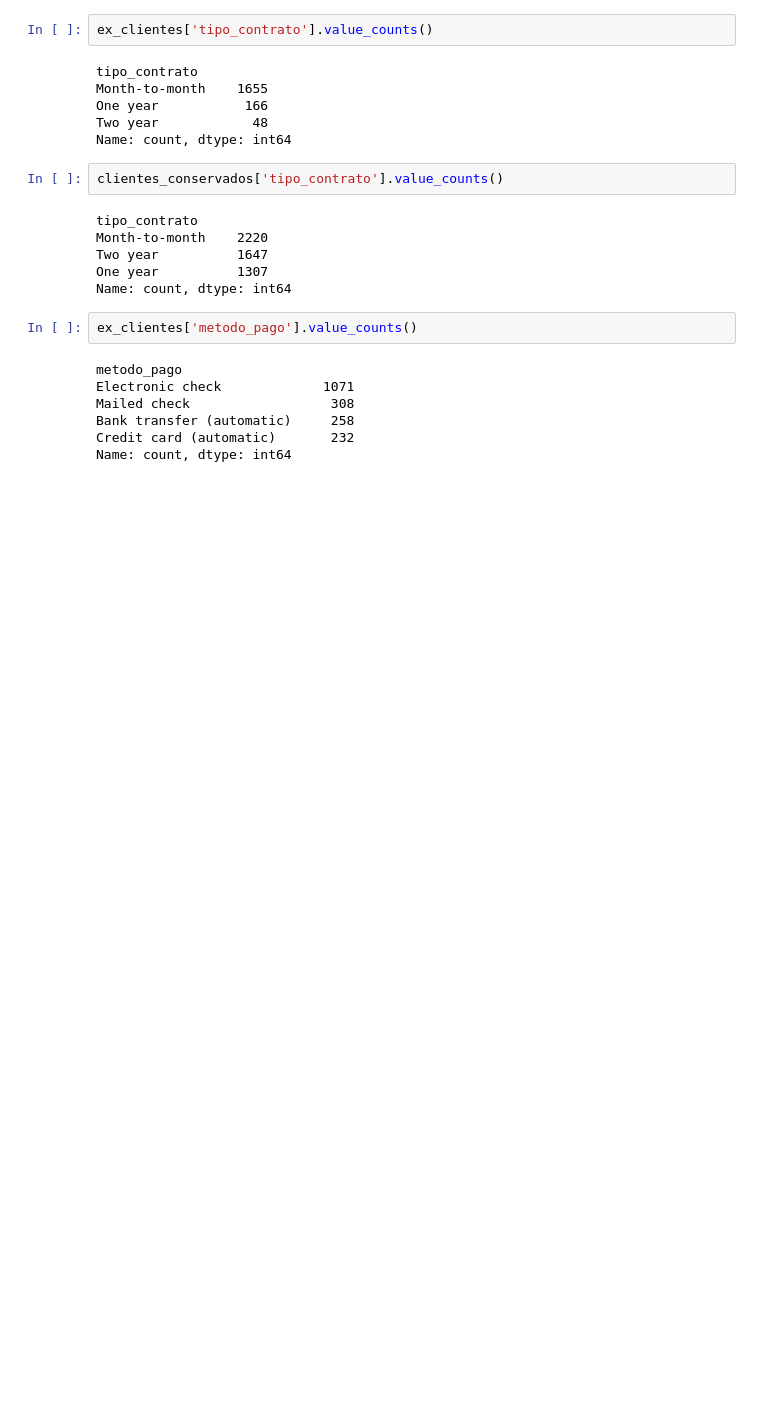
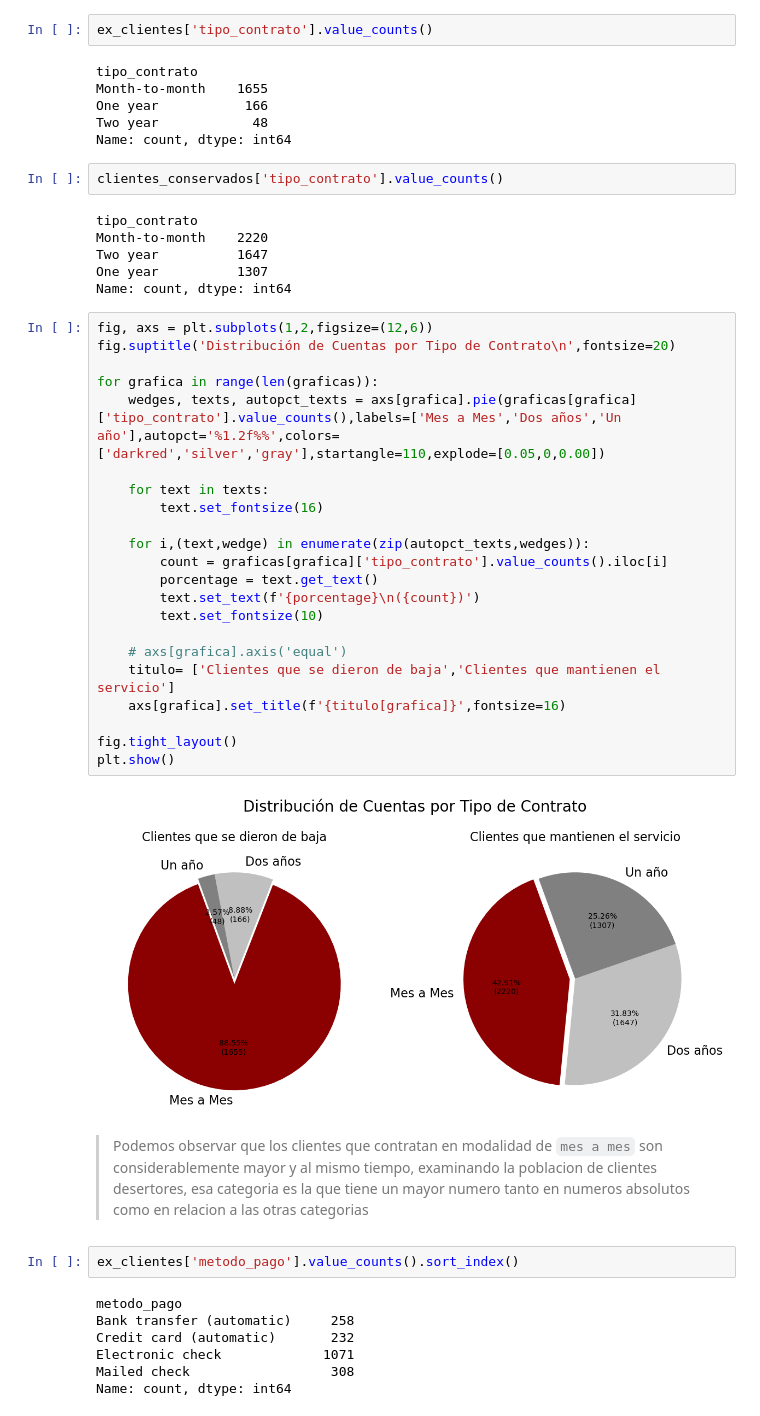
Before and after one commit to Fersh5/TelecomX, a Jupyter notebook: analisis_evasion_cliente.ipynb, the cells around one changed output. Drawn from its saved outputs; the diff is of its cells as text; blank space fills up the shorter version.

```diff
--- a/analisis_evasion_cliente.ipynb
+++ b/analisis_evasion_cliente.ipynb
@@ -391,13 +418,39 @@ Month-to-month    2220
 Two year          1647
 One year          1307
 Name: count, dtype: int64
+# %%
+fig, axs = plt.subplots(1,2,figsize=(12,6))
+fig.suptitle('Distribución de Cuentas por Tipo de Contrato\n',fontsize=20)
+
+for grafica in range(len(graficas)):
+    wedges, texts, autopct_texts = axs[grafica].pie(graficas[grafica]['tipo_contrato'].value_counts(),labels=['Mes a Mes','Dos años','Un año'],autopct='%1.2f%%',colors=['darkred','silver','gray'],startangle=110,explode=[0.05,0,0.00])
+
+    for text in texts:
+        text.set_fontsize(16)
+
+    for i,(text,wedge) in enumerate(zip(autopct_texts,wedges)):
+        count = graficas[grafica]['tipo_contrato'].value_counts().iloc[i]
+        porcentage = text.get_text()
+        text.set_text(f'{porcentage}\n({count})')
+        text.set_fontsize(10)
+
+    # axs[grafica].axis('equal')
+    titulo= ['Clientes que se dieron de baja','Clientes que mantienen el servicio']
+    axs[grafica].set_title(f'{titulo[grafica]}',fontsize=16)
+
+fig.tight_layout()
+plt.show()
+# %% [output]
+[figure, added]
+# %% [markdown]
+>Podemos observar que los clientes que contratan en modalidad de ``mes a mes`` son considerablemente mayor y al mismo tiempo, examinando la poblacion de clientes desertores, esa categoria es la que tiene un mayor numero tanto en numeros absolutos como en relacion a las otras categorias
 # %%
-ex_clientes['metodo_pago'].value_counts()
+ex_clientes['metodo_pago'].value_counts().sort_index()
 # %% [output]
 metodo_pago
+Bank transfer (automatic)     258
+Credit card (automatic)       232
 Electronic check             1071
 Mailed check                  308
-Bank transfer (automatic)     258
-Credit card (automatic)       232
 Name: count, dtype: int64
 # %%
```
Also changed, not shown: parts of 8 cells of this notebook.
